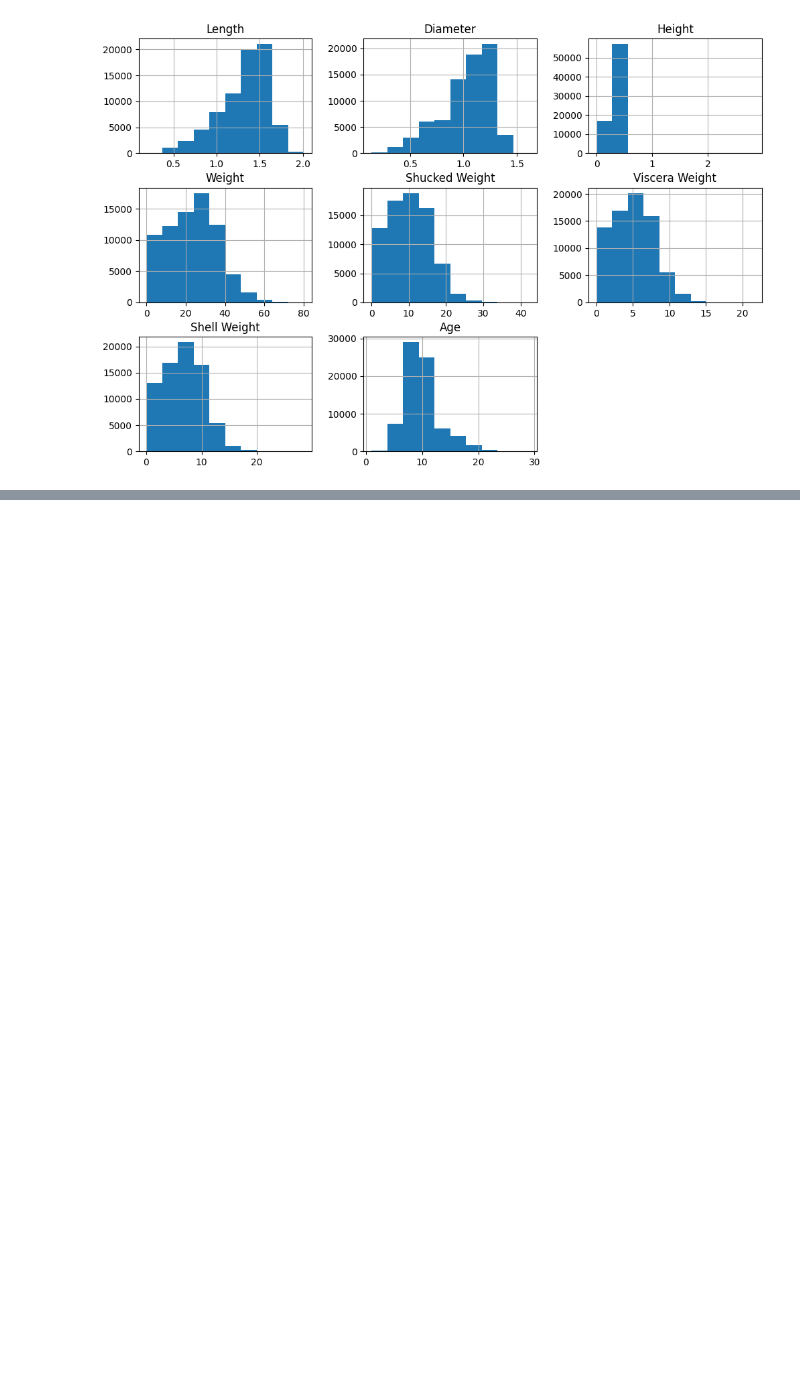
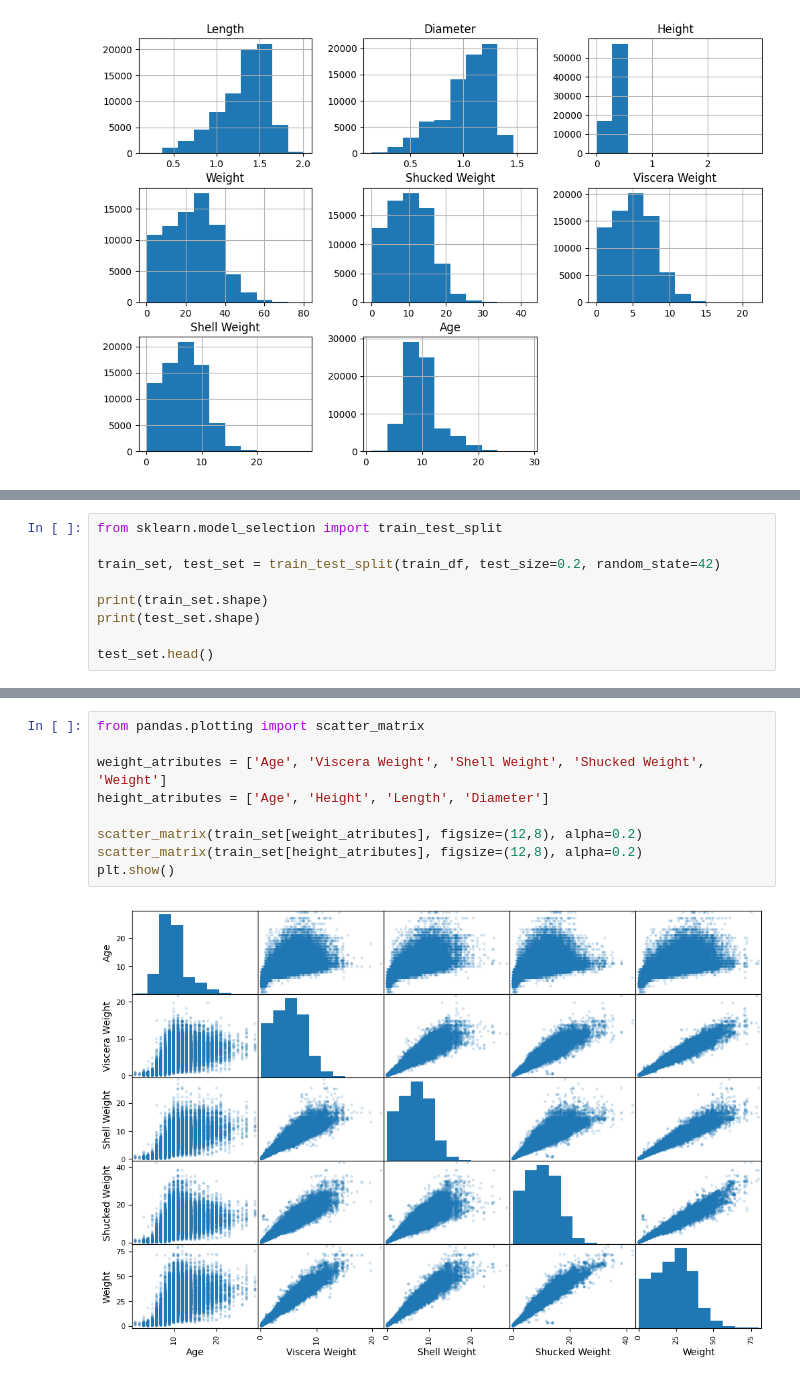
Before and after one commit to subramanya4shenoy/MachineLearningNbs, a Jupyter notebook: Kaggle/Competitions/PGS_S3E16.ipynb, the cells around one changed output, grey strips where cells are left out. Drawn from its saved outputs; the diff is of its cells as text; blank space fills up the shorter version.

```diff
--- a/Kaggle/Competitions/PGS_S3E16.ipynb
+++ b/Kaggle/Competitions/PGS_S3E16.ipynb
@@ -176,0 +216,9 @@ plt.show()
+# %%
+from sklearn.model_selection import train_test_split
+
+train_set, test_set = train_test_split(train_df, test_size=0.2, random_state=42)
+
+print(train_set.shape)
+print(test_set.shape)
+
+test_set.head()
@@ -176,0 +235,11 @@ plt.show()
+# %%
+from pandas.plotting import scatter_matrix
+
+weight_atributes = ['Age', 'Viscera Weight', 'Shell Weight', 'Shucked Weight', 'Weight']
+height_atributes = ['Age', 'Height', 'Length', 'Diameter']
+
+scatter_matrix(train_set[weight_atributes], figsize=(12,8), alpha=0.2)
+scatter_matrix(train_set[height_atributes], figsize=(12,8), alpha=0.2)
+plt.show()
+# %% [output]
+[figure, added]
```
Also changed, not shown: parts of 23 cells of this notebook.
